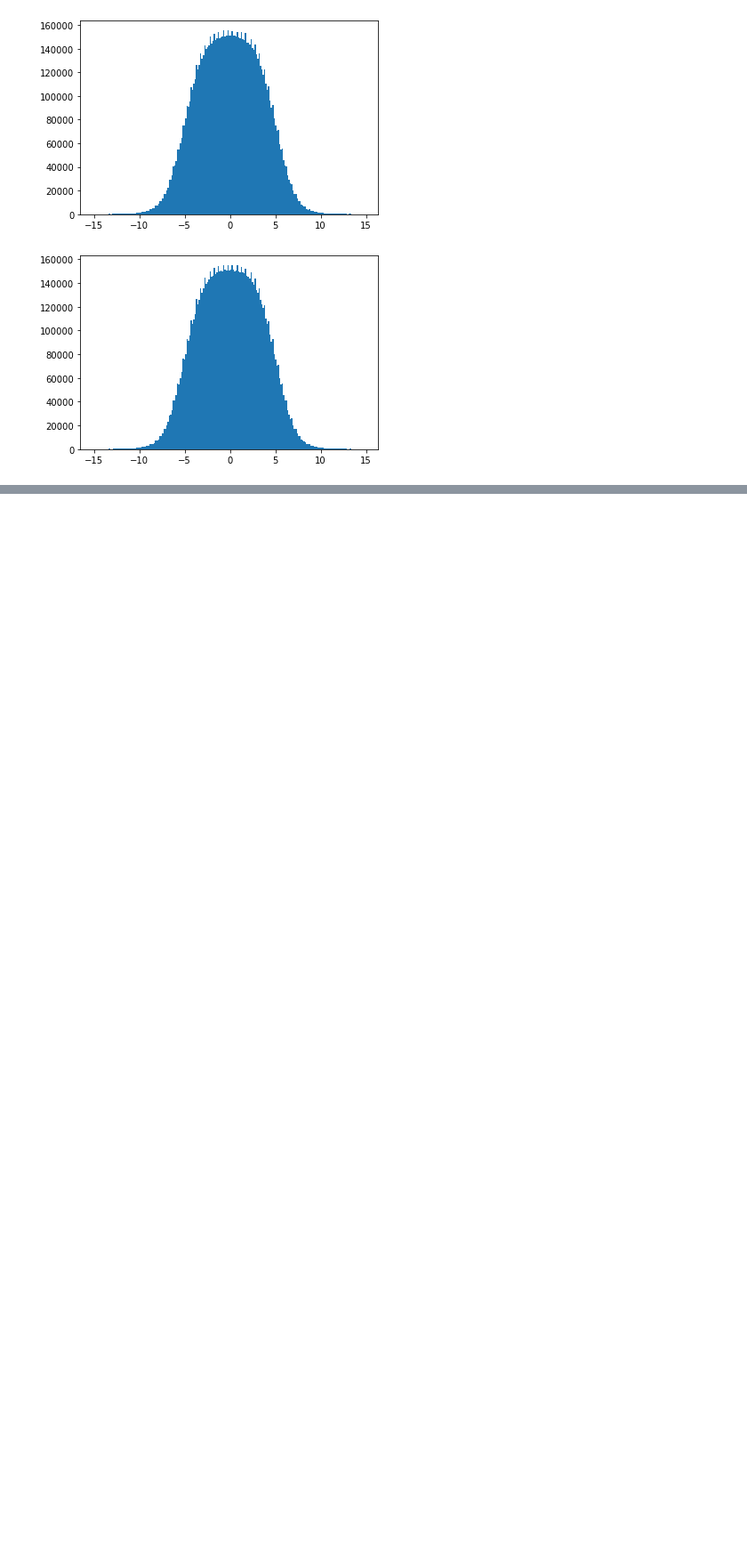
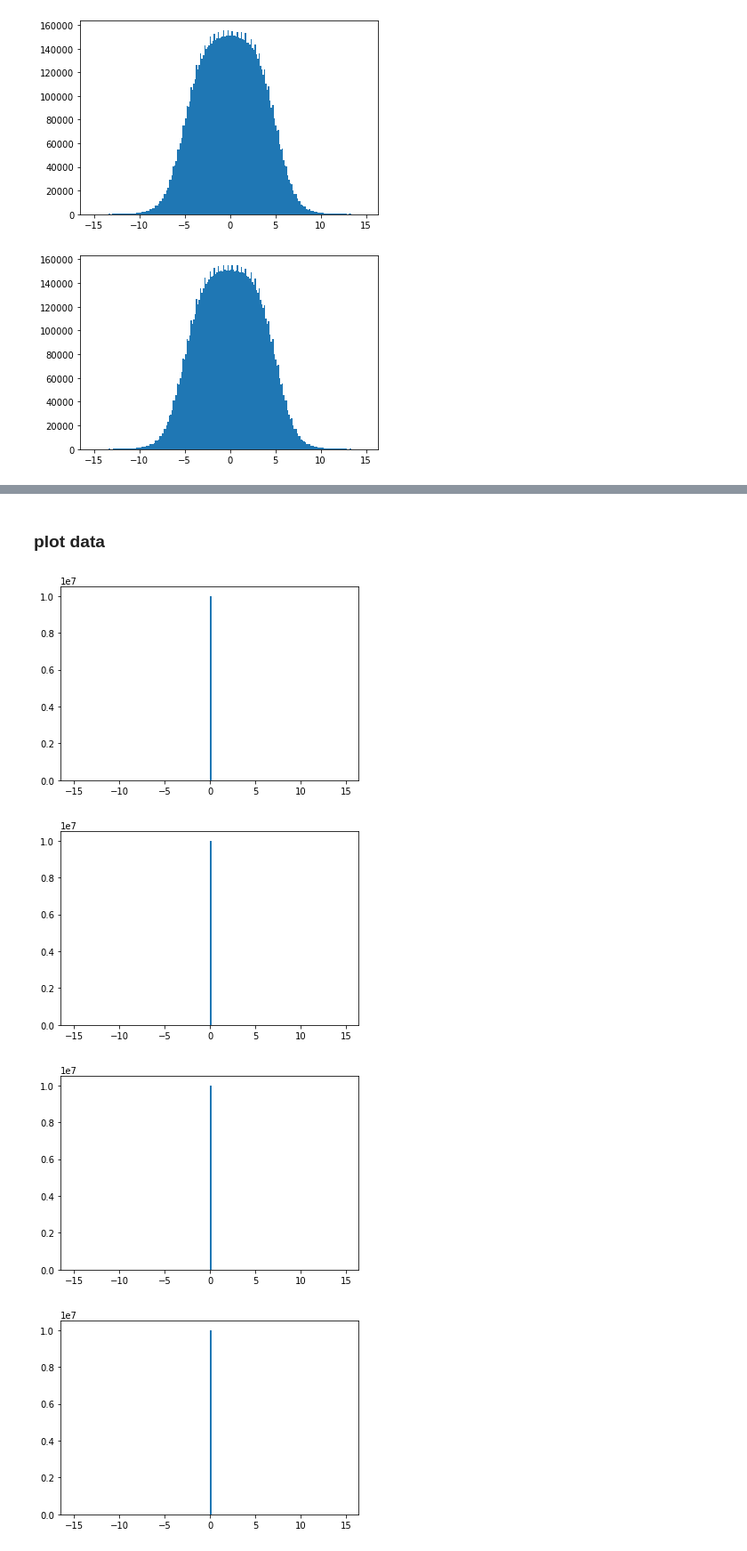
Before and after one commit to yoshi-jun/note, a Jupyter notebook: plt-DitSur-Pt.ipynb, the cells around one changed output, grey strips where cells are left out. Shown at 89% size. Saved outputs shown, nothing was run; the diff lists cells and outputs as text; code cells hidden in the pictures; blank space fills up the shorter version.

Commit message:
test in garactic world volume

```diff
--- a/plt-DitSur-Pt.ipynb
+++ b/plt-DitSur-Pt.ipynb
@@ -66,0 +89,26 @@ plt.close()
+# %%
+bins, histx_my_gun_galaxy , histy_my_gun_galaxy  = MakeDitSurHist("/home/yoshijun/Work/tutorial01/TestBench/data/DitPts_pencilbeam_galaxy_all_water.csv")
+# %%
+bins, histx_g4_gun_galaxy , histy_g4_gun_galaxy  = MakeDitSurHist("/home/yoshijun/Work/g4bench/build/vgeo/g4bechDitSurPt_gun_galactic.csv")
+# %%
+bins, histx_g4_beam_galaxy , histy_g4_beam_galaxy  = MakeDitSurHist("not yet")
+# %% [markdown]
+### plot data
+# %%
+plt.hist(histx_my_gun_galaxy, bins = bins)
+plt.show()
+plt.close()
+plt.hist(histy_my_gun_galaxy, bins = bins)
+plt.show()
+plt.close()
+plt.hist(histx_g4_gun_galaxy, bins = bins)
+plt.show()
+plt.close()
+plt.hist(histy_g4_gun_galaxy, bins = bins)
+plt.show()
+plt.close()
+# %% [output]
+[figure, added]
+[figure, added]
+[figure, added]
+[figure, added]
```
Also changed, not shown: parts of 3 cells of this notebook, 1 other file.
